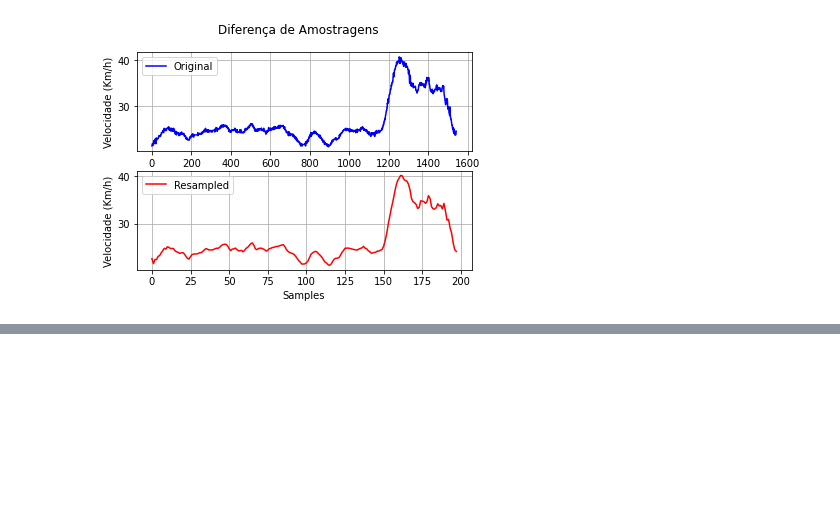
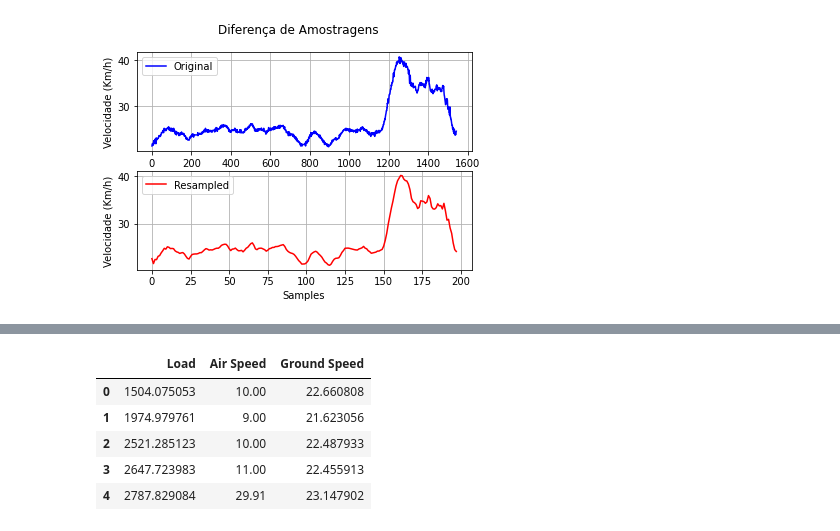
Before and after one commit to matsouto/Machine-Learning-Notebooks, a Jupyter notebook: 20kmph.ipynb, the cells around one changed output, grey strips where cells are left out. Cells and saved outputs as stored; diff of their text form; code cells hidden in the pictures; blank space fills up the shorter version.

```diff
--- a/20kmph.ipynb
+++ b/20kmph.ipynb
@@ -56,0 +52,17 @@ ax2.plot(x2,load, label='Load', color='black')
+# %%
+gnd_spd_df = pd.DataFrame(gnd_spd_rs, columns=['Ground Speed'])
+air_spd_df = pd.DataFrame(air_spd, columns=['Air Speed'])
+load_df = pd.DataFrame(load, columns=['Load'])
+
+final_df = pd.DataFrame()
+final_df['Load'] = load_df
+final_df['Air Speed'] = air_spd_df
+final_df['Ground Speed'] = gnd_spd_df
+final_df.head()
+# %% [output]
+|  | Load | Air Speed | Ground Speed |
+| 0 | 1504.075053 | 10.00 | 22.660808 |
+| 1 | 1974.979761 | 9.00 | 21.623056 |
+| 2 | 2521.285123 | 10.00 | 22.487933 |
+| 3 | 2647.723983 | 11.00 | 22.455913 |
+| 4 | 2787.829084 | 29.91 | 23.147902 |
```
Also changed, not shown: parts of 6 cells of this notebook, 2 other files.
